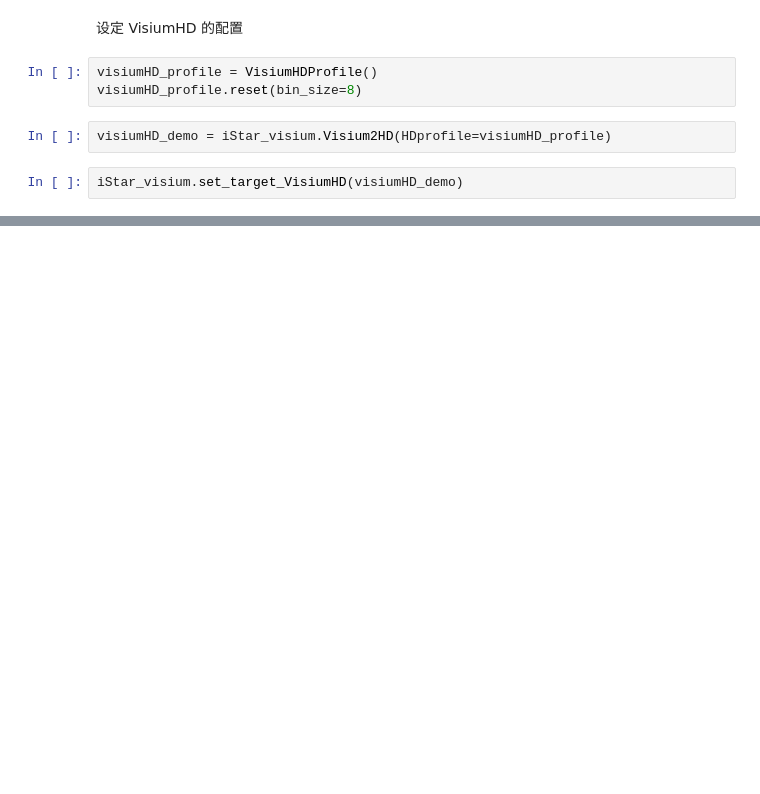
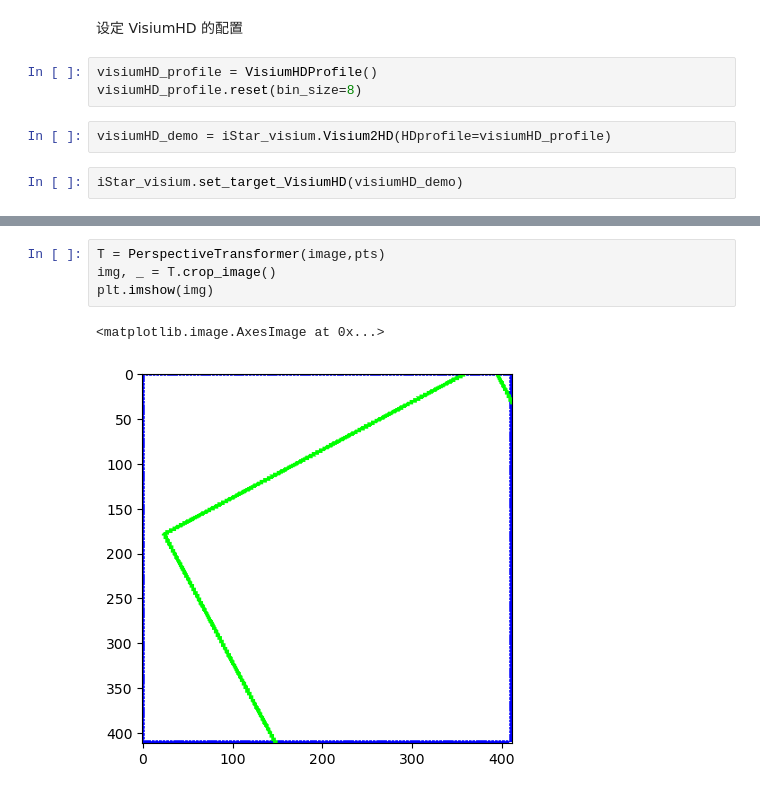
Before and after one commit to Yirios/SuperResolvedST-Pipline, a Jupyter notebook: tutorials.ipynb, the cells around one changed output, grey strips where cells are left out. Drawn from its saved outputs; the diff is of its cells as text; blank space fills up the shorter version.

```diff
--- a/tutorials.ipynb
+++ b/tutorials.ipynb
@@ -80,0 +127,7 @@ Start convert
+# %%
+T = PerspectiveTransformer(image,pts)
+img, _ = T.crop_image()
+plt.imshow(img)
+# %% [output]
+<matplotlib.image.AxesImage at 0x...>
+[figure, added]
```
Also changed, not shown: parts of 8 cells of this notebook, 3 other files.
